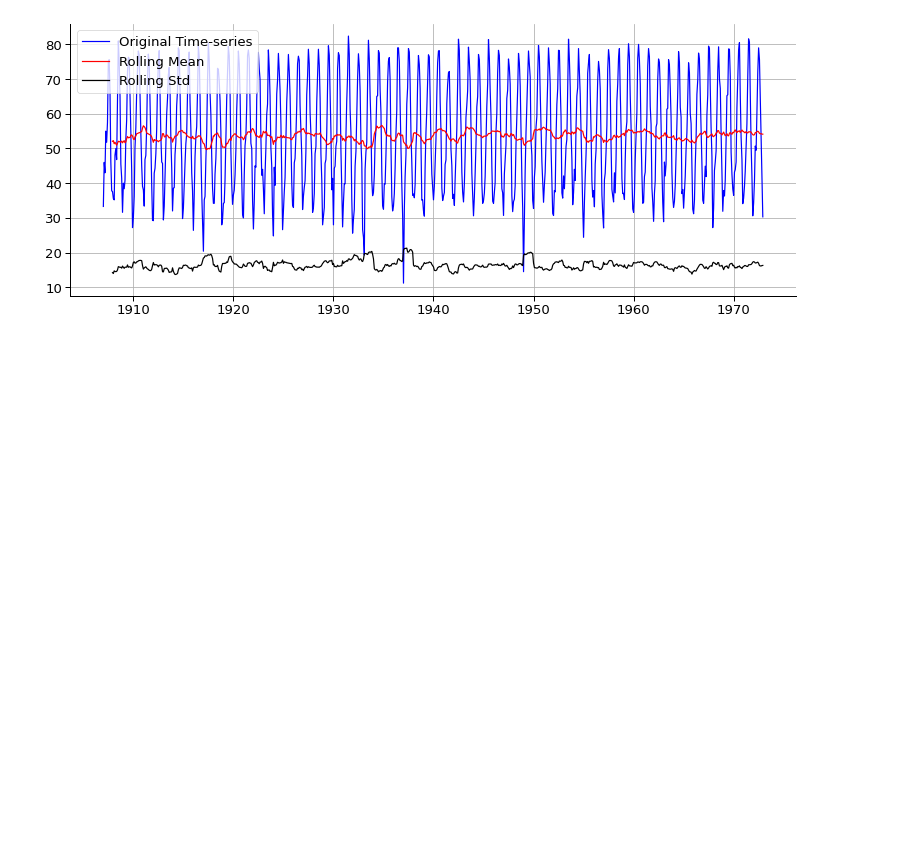
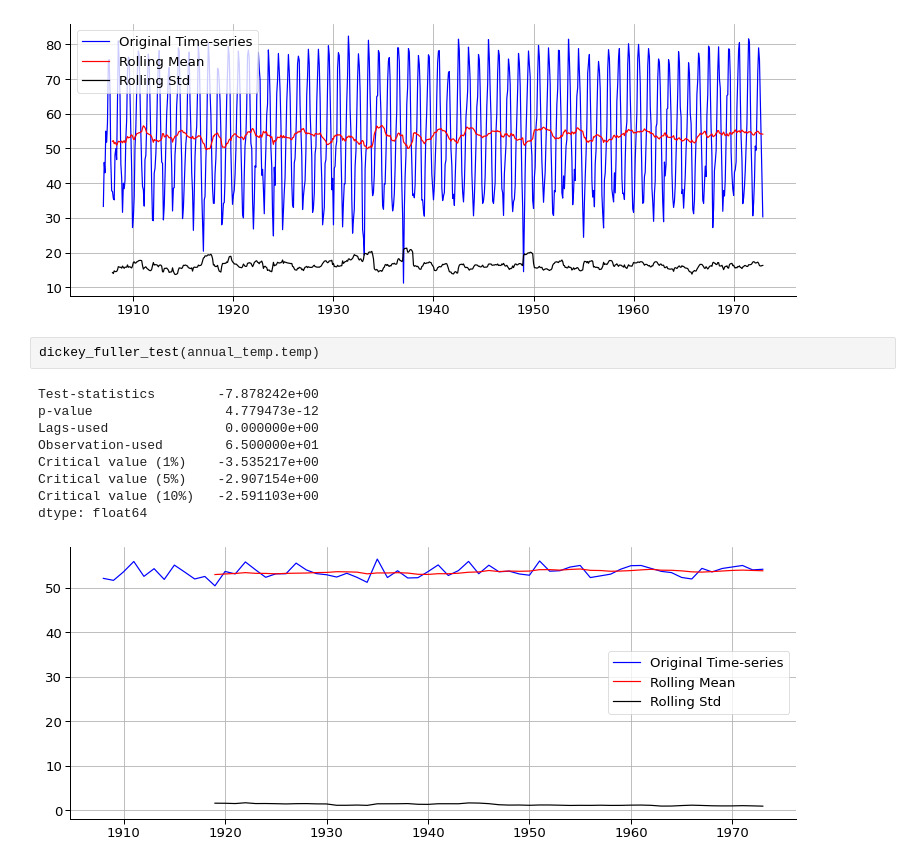
Before and after one commit to razielar/coursera_time_series_forecasting, a Jupyter notebook: coursera_time_series/week_3/2_arima_sarima_models/2_sarima.model.ipynb, the cells around one changed output. Saved outputs shown, nothing was run; the diff lists cells and outputs as text; blank space fills up the shorter version.

```diff
--- a/coursera_time_series/week_3/2_arima_sarima_models/1_sarima.model.ipynb
+++ b/coursera_time_series/week_3/2_arima_sarima_models/2_sarima.model.ipynb
@@ -273,3 +273,15 @@ Critical value (5%)    -2.865301e+00
 Critical value (10%)   -2.568773e+00
 dtype: float64
 [figure]
+# %%
+dickey_fuller_test(annual_temp.temp)
+# %% [output]
+Test-statistics        -7.878242e+00
+p-value                 4.779473e-12
+Lags-used               0.000000e+00
+Observation-used        6.500000e+01
+Critical value (1%)    -3.535217e+00
+Critical value (5%)    -2.907154e+00
+Critical value (10%)   -2.591103e+00
+dtype: float64
+[figure, added]
```
Also changed, not shown: parts of 2 cells of this notebook, 1 other file.
